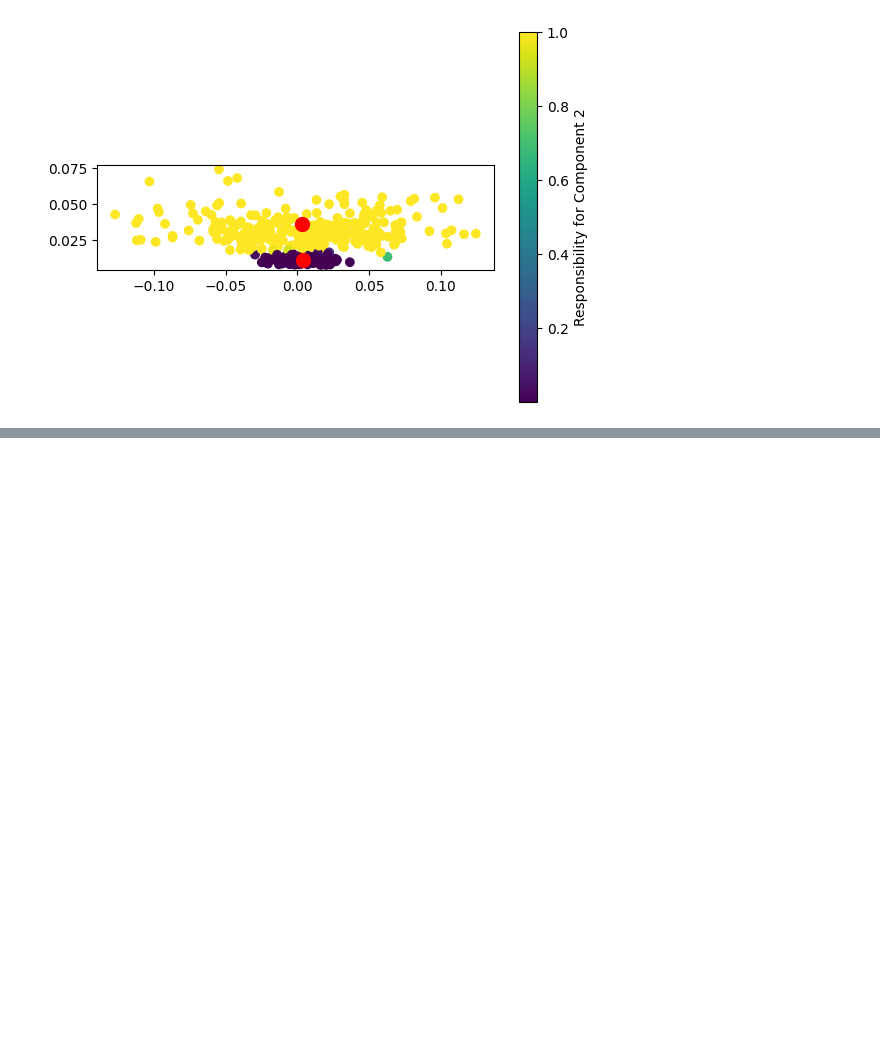
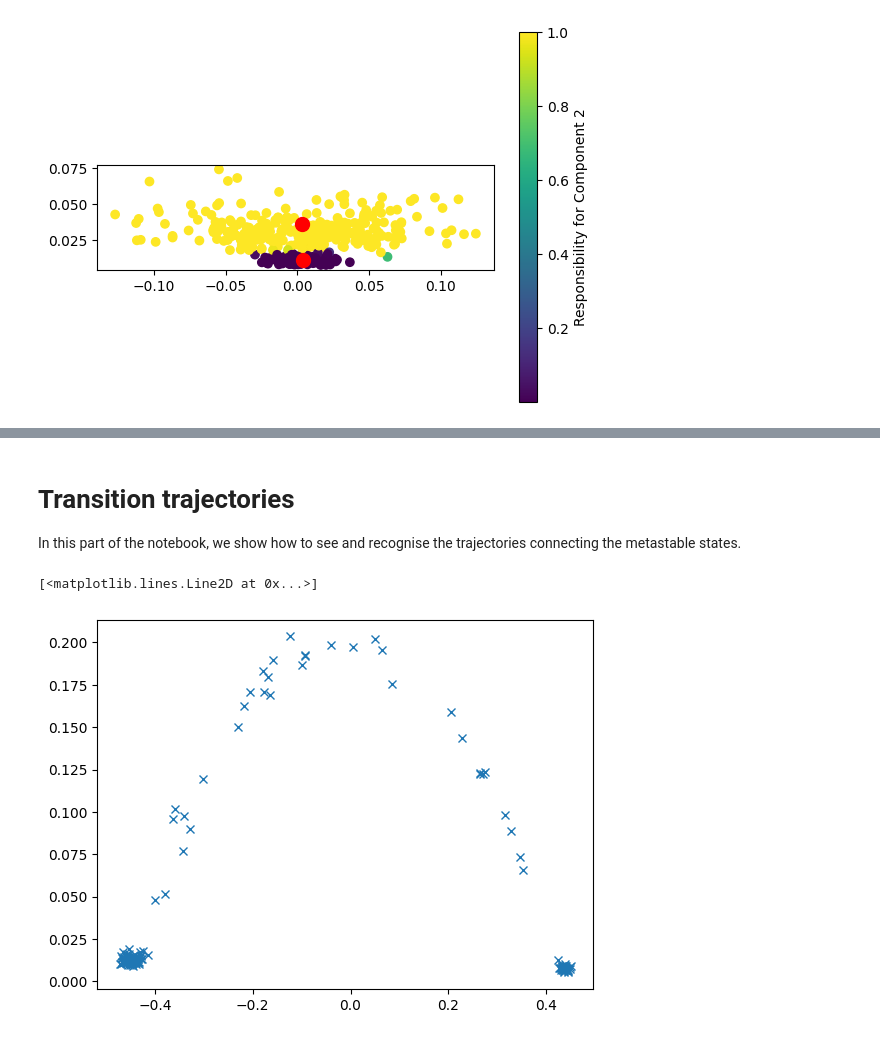
Before and after one commit to Wraithmat/Transitions, a Jupyter notebook: Visualizations.ipynb, the cells around one changed output, grey strips where cells are left out. Drawn from its saved outputs; the diff is of its cells as text; code cells hidden in the pictures; blank space fills up the shorter version.

```diff
--- a/Visualizations.ipynb
+++ b/Visualizations.ipynb
@@ -141,0 +222,10 @@ Text(0.5, 1.0, 'X>0')
+# %% [markdown]
+# Transition trajectories
+
+In this part of the notebook, we show how to see and recognise the trajectories connecting the metastable states.
+# %%
+slid_x, var_x = sliding_windows(traj_b[25000:,0], window_size=L)
+plt.plot(slid_x[::100], var_x[::100], 'x') #You get a parabolic transition trajectory
+# %% [output]
+[<matplotlib.lines.Line2D at 0x...>]
+[figure, added]
```
Also changed, not shown: parts of 10 cells of this notebook, 3 other files.
